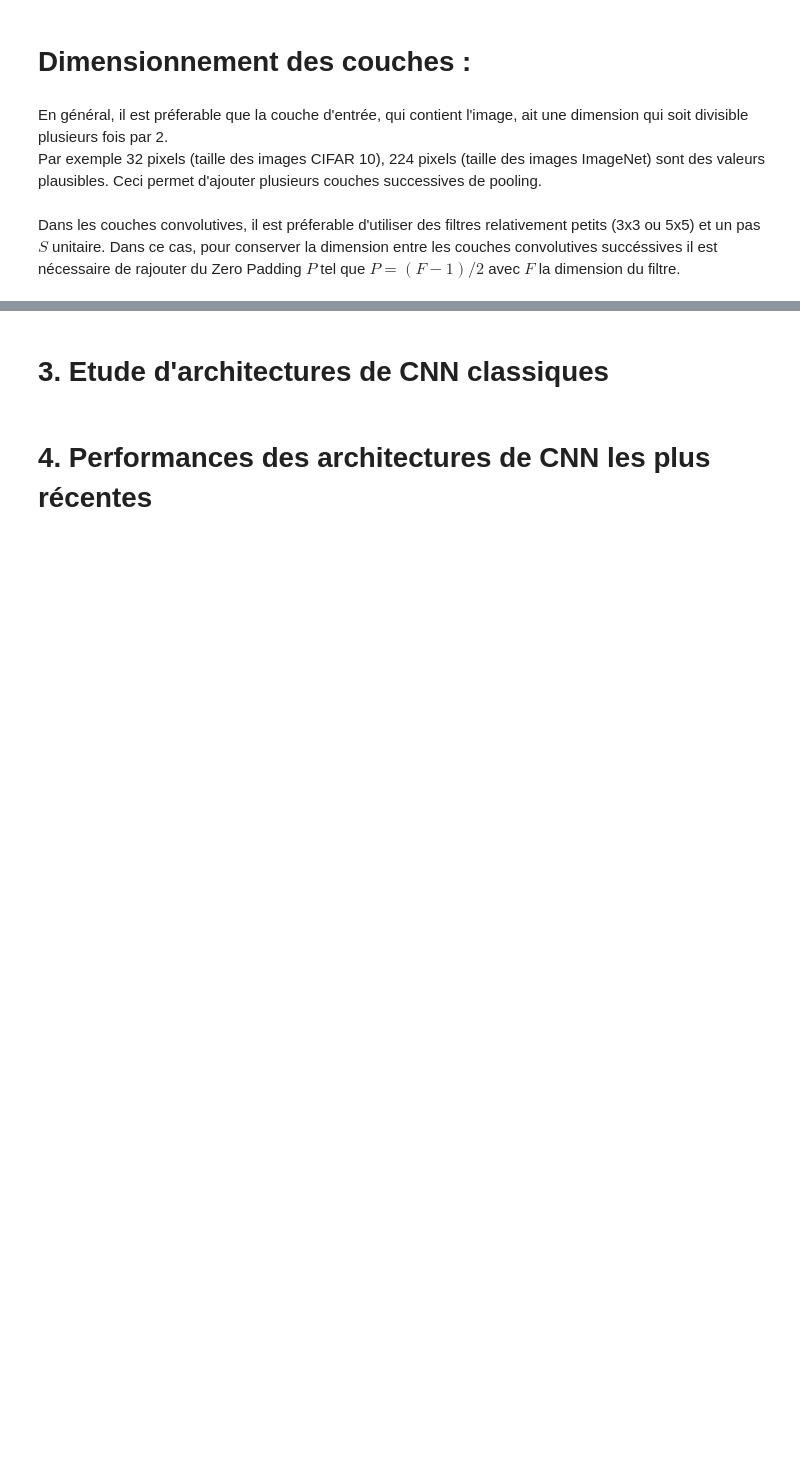
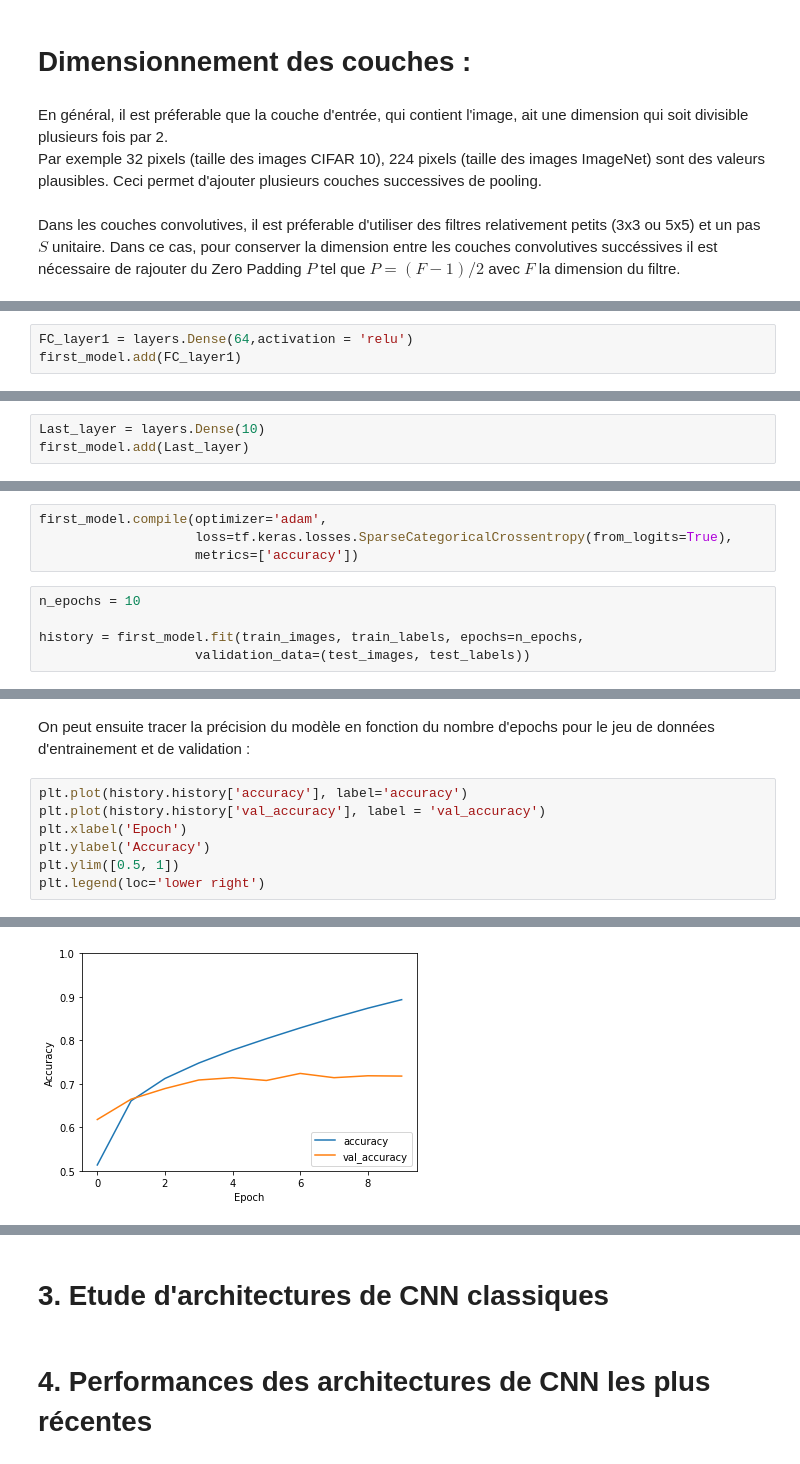
Before and after one commit to Gabriel2103/CNNArchitectures, a Jupyter notebook: CNN_Architectures.ipynb, the cells around one changed output, grey strips where cells are left out. Cells and saved outputs as stored; diff of their text form; blank space fills up the shorter version.

```diff
--- a/CNN_Architectures.ipynb
+++ b/CNN_Architectures.ipynb
@@ -181,0 +341,3 @@ Dans les couches convolutives, il est préferable d'utiliser des filtres relativ
+# %%
+FC_layer1 = layers.Dense(64,activation = 'relu')
+first_model.add(FC_layer1)
@@ -181,0 +346,3 @@ Dans les couches convolutives, il est préferable d'utiliser des filtres relativ
+# %%
+Last_layer = layers.Dense(10)
+first_model.add(Last_layer)
@@ -181,0 +377,9 @@ Dans les couches convolutives, il est préferable d'utiliser des filtres relativ
+# %%
+first_model.compile(optimizer='adam',
+                    loss=tf.keras.losses.SparseCategoricalCrossentropy(from_logits=True),
+                    metrics=['accuracy'])
+# %%
+n_epochs = 10
+
+history = first_model.fit(train_images, train_labels, epochs=n_epochs,
+                    validation_data=(test_images, test_labels))
@@ -181,0 +407,10 @@ Dans les couches convolutives, il est préferable d'utiliser des filtres relativ
+# %% [markdown]
+On peut ensuite tracer la précision du modèle en fonction du nombre d'epochs pour le jeu de données d'entrainement et de validation :
+# %%
+plt.plot(history.history['accuracy'], label='accuracy')
+plt.plot(history.history['val_accuracy'], label = 'val_accuracy')
+plt.xlabel('Epoch')
+plt.ylabel('Accuracy')
+plt.ylim([0.5, 1])
+plt.legend(loc='lower right')
+# %% [output]
@@ -181,0 +418 @@ Dans les couches convolutives, il est préferable d'utiliser des filtres relativ
+[figure, added]
```
Also changed, not shown: parts of 61 cells of this notebook, 2 other files.
